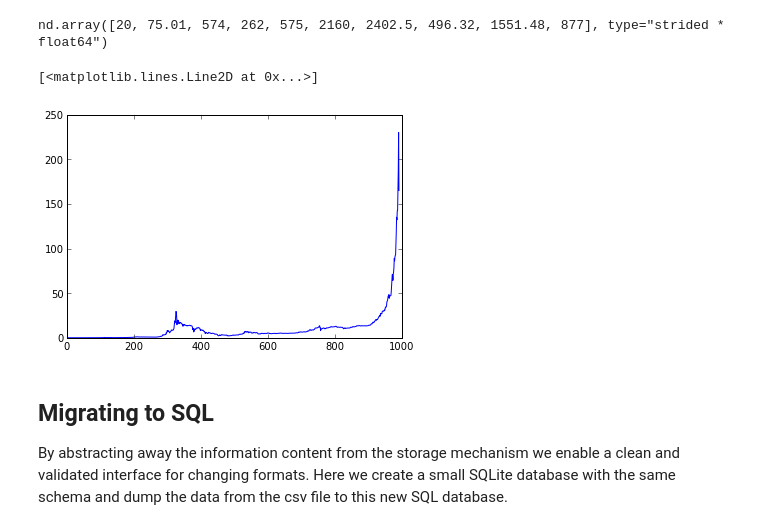
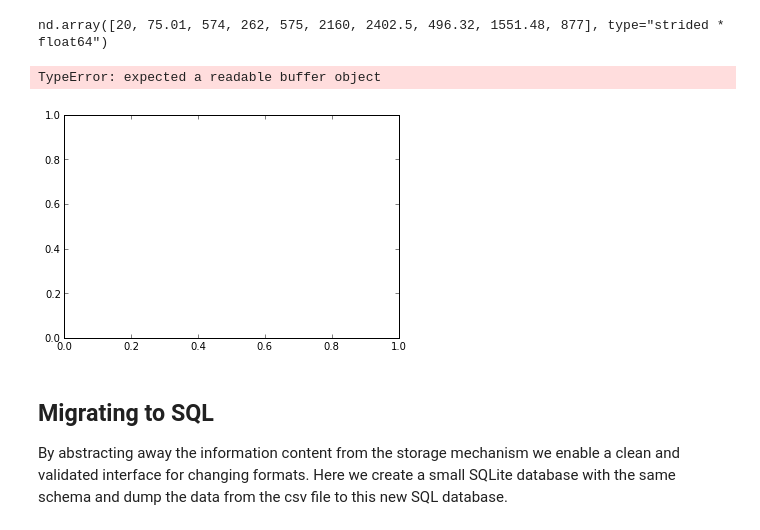
Before and after one commit to mrocklin/blaze, a Jupyter notebook: examples/Data.ipynb, the cells around one changed output. Saved outputs shown, nothing was run; the diff lists cells and outputs as text; code cells hidden in the pictures.

Commit message:
update data notebook

```diff
--- a/examples/Data.ipynb
+++ b/examples/Data.ipynb
@@ -37,7 +37,7 @@ We describe the schema of our data.  We use this schema and our file resource to
 schema = ('''{date: date, sum: real, mean: real, std: real, open: real, high: real,
               low: real, close: real, volume_btc: real, volume_currency:real, price: real}''')
 # %%
-csvdata = CSV('./btc_us_dollar_table.csv', schema=schema)
+csvdata = CSV('data/btc_us_dollar_table.csv', schema=schema)
 # %% [markdown]
 ## Interaction
 
@@ -66,10 +66,10 @@ nd.array([20, 75.01, 574, 262, 575, 2160, 2402.5, 496.32, 1551.48, 877], type="s
 # %%
 %matplotlib inline
 from matplotlib.pyplot import plot
-plot(x.close)
+plot(x.date, x.close)
 # %% [output]
-[<matplotlib.lines.Line2D at 0x...>]
+TypeError: expected a readable buffer object
-[figure, old version]
+[figure, new version]
 # %% [markdown]
 ## Migrating to SQL
 
```
Also changed, not shown: parts of 1 cell of this notebook.
